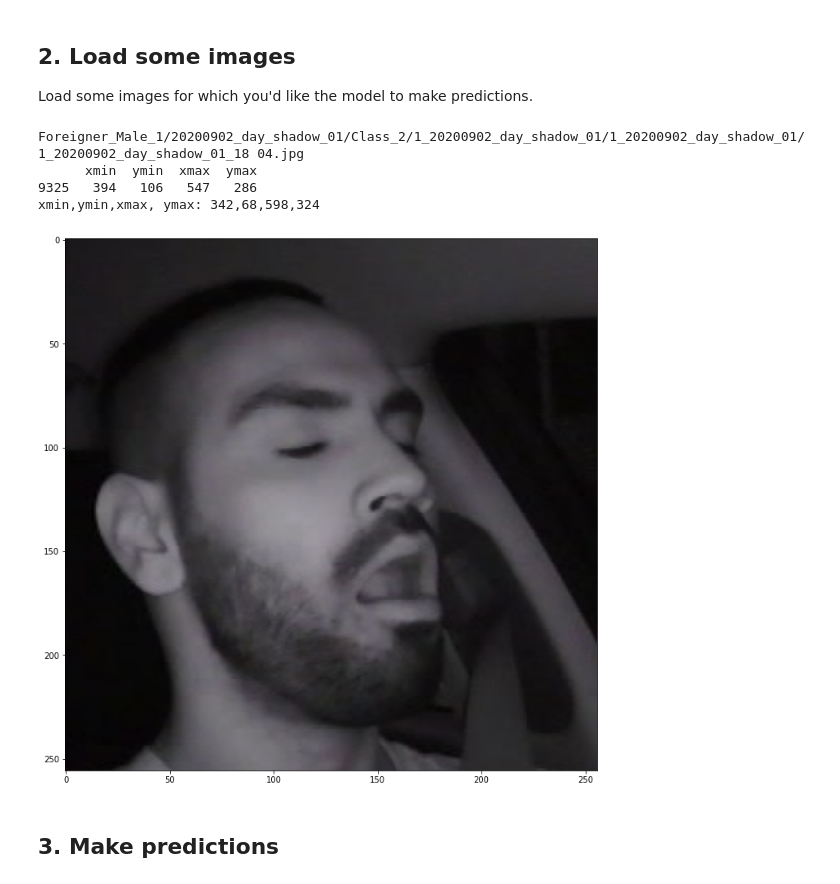
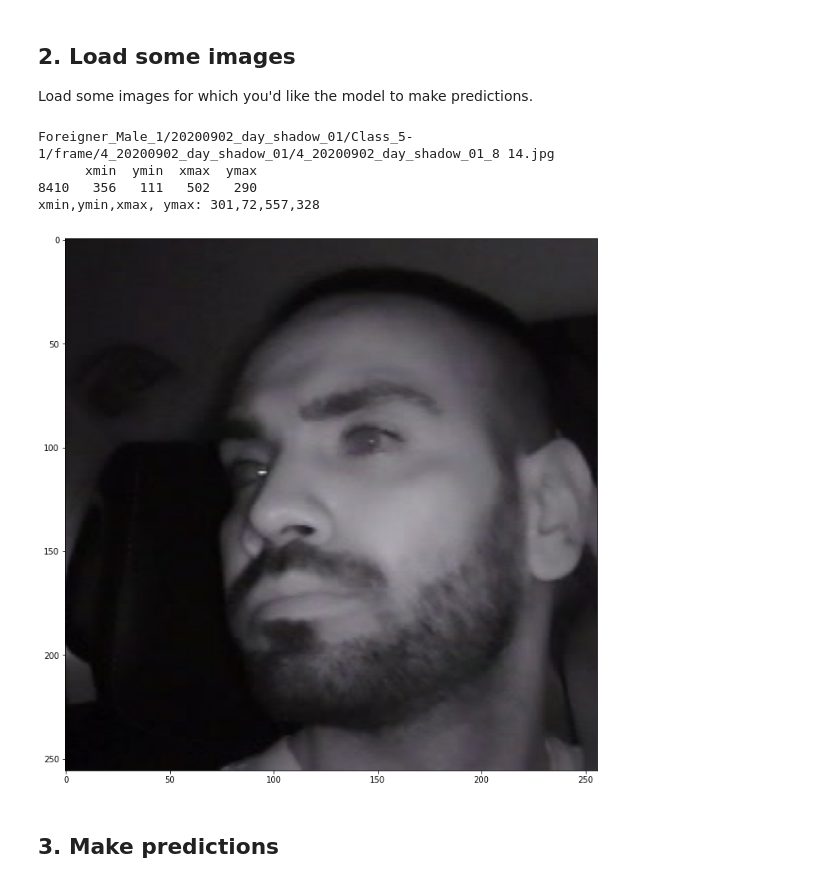
Before and after one commit to TaeseongMoon/bf_reimplement, a Jupyter notebook: blazeface_inference_face.ipynb, the cells around one changed output. Drawn from its saved outputs; the diff is of its cells as text; code cells hidden in the pictures.

```diff
--- a/blazeface_inference_face.ipynb
+++ b/blazeface_inference_face.ipynb
@@ -135,4 +135,4 @@ Load some images for which you'd like the model to make predictions.
 # %%
 import random
 import pandas as pd
-csv = pd.read_csv('/data/tsmoon_set/train_setting_2.csv')
+csv = pd.read_csv('/data/tsmoon_set/valid_setting_2.csv')
@@ -154,47 +179,47 @@ ymax = cy + 128
 print(x.iloc[:,1:5])
 print(f"xmin,ymin,xmax, ymax: {xmin},{ymin},{xmax},{ymax}")
 # %% [output]
-Foreigner_Male_1/20200902_day_shadow_01/Class_2/1_20200902_day_shadow_01/1_20200902_day_shadow_01/1_20200902_day_shadow_01_18 04.jpg
+Foreigner_Male_1/20200902_day_shadow_01/Class_5-1/frame/4_20200902_day_shadow_01/4_20200902_day_shadow_01_8 14.jpg
       xmin  ymin  xmax  ymax
-9325   394   106   547   286
-xmin,ymin,xmax, ymax: 342,68,598,324
+8410   356   111   502   290
+xmin,ymin,xmax, ymax: 301,72,557,328
 # %%
 crop_images = [] # Store the images here.
 input_images = [] # Store resized versions of the images here.
 imgs = csv.img_path.tolist()
 # test_image_name = random.choice(imgs)
 # We'll only load one image in this example.
 img_path = f'/data/{test_image_name}'
 # img_path = './test/2.jpg'
 # detector = MTCNN()
 ori_image = cv2.imread(img_path)
 ori_image = cv2.cvtColor(ori_image, cv2.COLOR_BGR2RGB)
 ori_image = ori_image[ymin:ymax, xmin:xmax]
 plt.figure(figsize=(20,12))
 plt.imshow(ori_image)
-ori_image = cv2.resize(ori_image, dsize=(256,256), interpolation=cv2.INTER_LINEAR)
-ori_images = np.array([ori_image])
-input_images = np.array(ori_images)
+# ori_image = cv2.resize(ori_image, dsize=(256,256), interpolation=cv2.INTER_LINEAR)
+input_images = np.array([ori_image])
+
 # input_images.append(ori_images)
 
 
 # crop_data = detector.detect_faces(ori_image)
 
 # for i in crop_data:
 
 #     crop_image = ori_image[int(i['box'][1]):int(i['box'][1])+int(i['box'][3]), int(i['box'][0]):int(i['box'][0])+int(i['box'][2]),:]#keypoints, confidence
 #     crop_images.append(crop_image)
 #     print(crop_image.shape)
 # #     img = image.load_img(img_path, target_size=(img_height, img_width))
 # #     img = image.img_to_array(img)
 # #     print(img.shape)
 # #     img = img[int(i['box'][0]):int(i['box'][0])+int(i['box'][2]), int(i['box'][1]):int(i['box'][1])+int(i['box'][3]),:]
 #     crop_image = cv2.resize(crop_image, dsize=(128,128), interpolation=cv2.INTER_LINEAR)
 #     input_images.append(crop_image)
 # input_images = np.array(input_images)
 # print(input_images.shape)
 # %% [output]
-[figure, old version]
+[figure, new version]
 # %% [markdown]
 ## 3. Make predictions
 # %%
```
Also changed, not shown: parts of 5 cells of this notebook, 9 other files.
